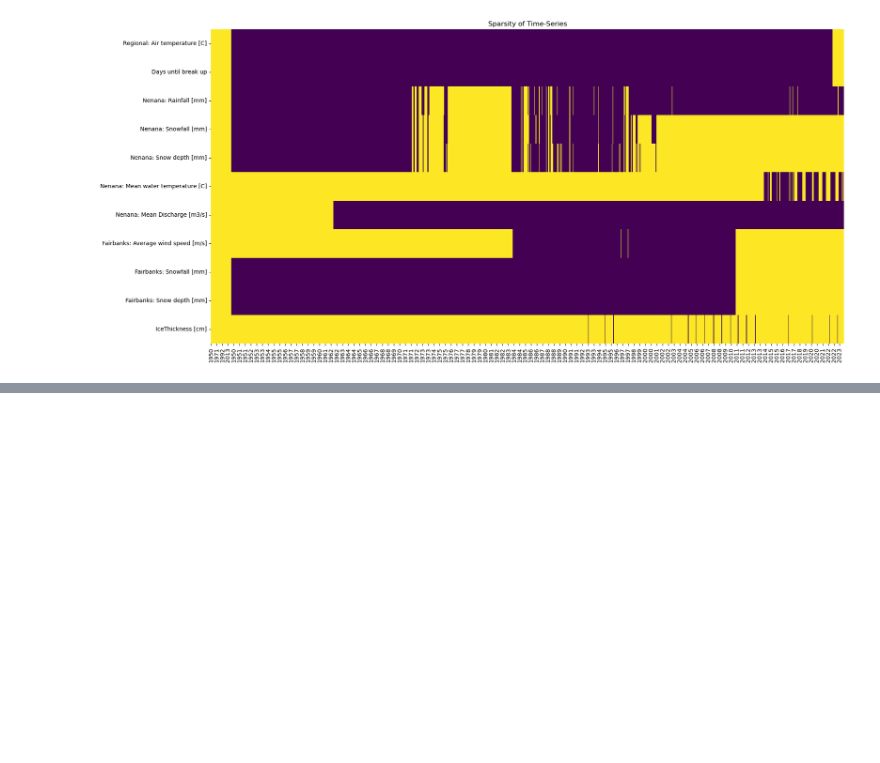
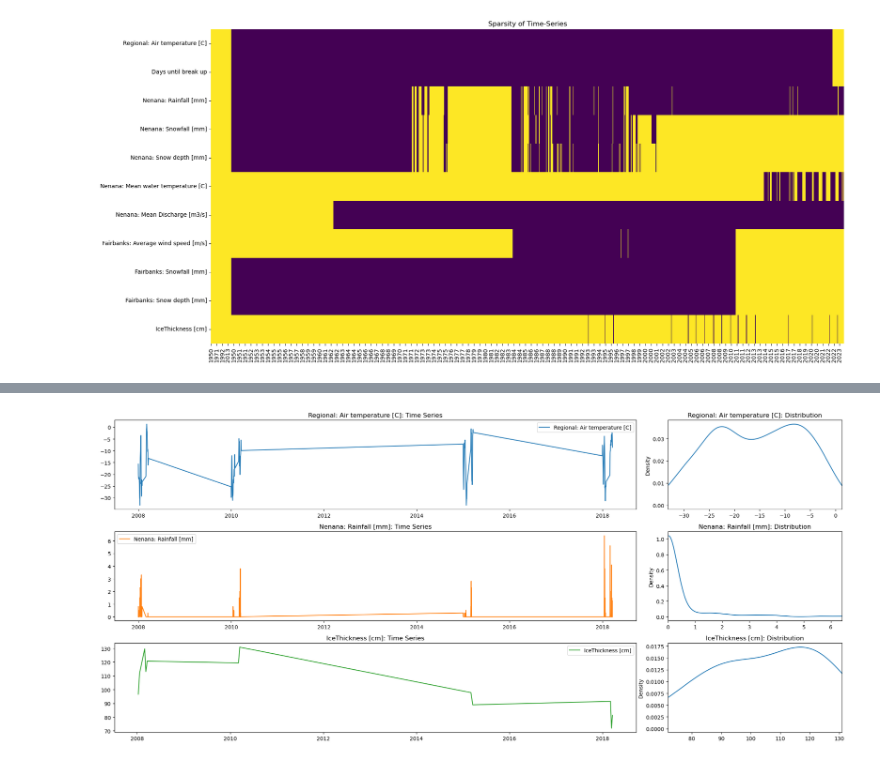
Before and after one commit to iceclassic/mude, a Jupyter notebook: book/Part_1/Data.ipynb, the cells around one changed output, grey strips where cells are left out. Drawn from its saved outputs; the diff is of its cells as text; code cells hidden in the pictures; blank space fills up the shorter version.

```diff
--- a/book/Part_1/Data.ipynb
+++ b/book/Part_1/Data.ipynb
@@ -278,0 +277,13 @@ From  the output of the functions we can observe:
+# %%
+nenana_cols=['Nenana: Rainfall [mm]','Nenana: Snowfall [mm]','Nenana: Snow depth [mm]','Nenana: Mean water temperature [C]','Nenana: Mean Discharge [m3/s]']
+Nenana_Copy=Data[nenana_cols].copy()
+fairbanks_col=['Fairbanks: Average wind speed [m/s]','Fairbanks: Snowfall [mm]','Fairbanks: Snow depth [mm]']
+Fairbanks_Copy=Data[fairbanks_col].copy()
+
+
+filter_df_2=filter_df(Data,cols=['Regional: Air temperature [C]','Nenana: Rainfall [mm]','IceThickness [cm]'],start_date='01/01',end_date='03/21',multiyear=[2008,2010,2015,2018])
+filter_df_2.head()
+
+explore_contents(filter_df_2,opt={'Info':False,'Time History':True,"Sparsity":False})
+# %% [output]
+[figure, added]
```
Also changed, not shown: parts of 6 cells of this notebook, 1 other file.
